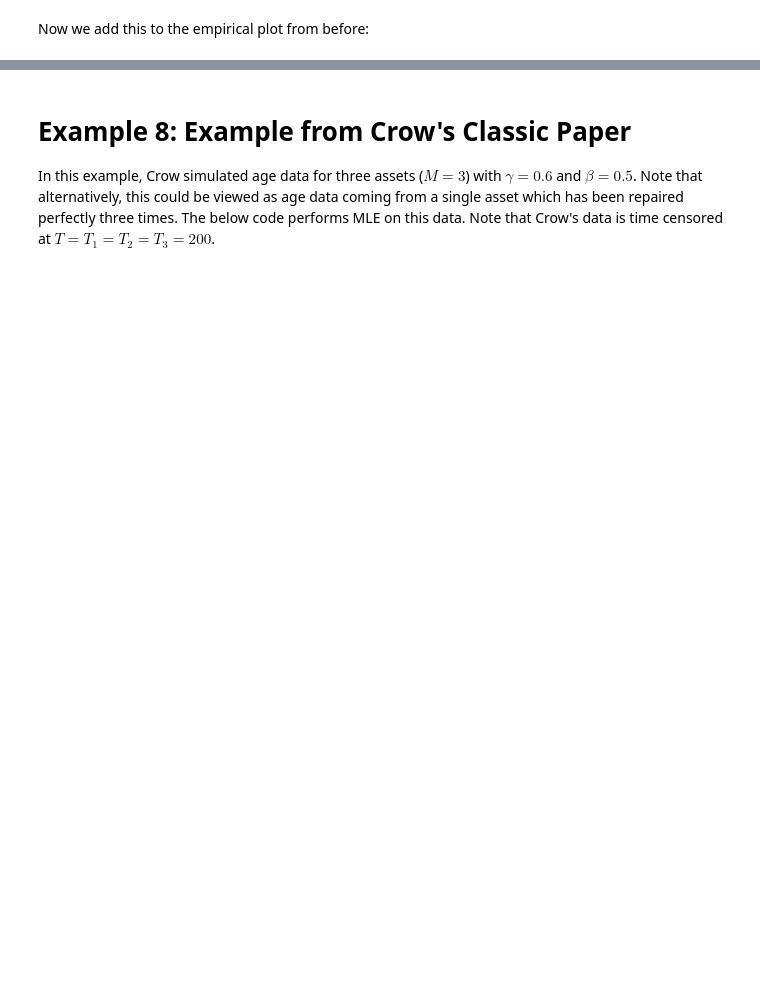
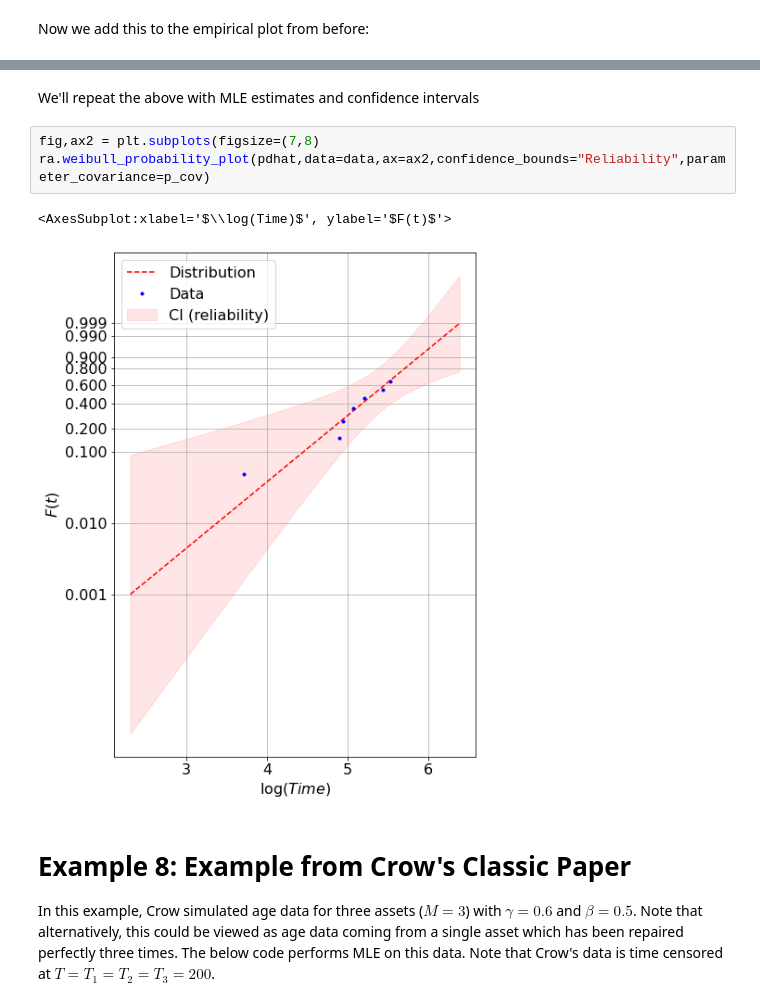
Before and after one commit to cholette/reliability, a Jupyter notebook: Python/reliabilty_and_mle_examples.ipynb, the cells around one changed output, grey strips where cells are left out. Saved outputs shown, nothing was run; the diff lists cells and outputs as text; blank space fills up the shorter version.

```diff
--- a/Python/reliabilty_and_mle_examples.ipynb
+++ b/Python/reliabilty_and_mle_examples.ipynb
@@ -209,3 +206,11 @@ axKM.legend(loc='upper left')
+# %% [markdown]
+We'll repeat the above with MLE estimates and confidence intervals
+# %%
+fig,ax2 = plt.subplots(figsize=(7,8)
+ra.weibull_probability_plot(pdhat,data=data,ax=ax2,confidence_bounds="Reliability",parameter_covariance=p_cov)
+# %% [output]
+<AxesSubplot:xlabel='$\\log(Time)$', ylabel='$F(t)$'>
+[figure, added]
 # %% [markdown]
 # Example 8: Example from Crow's Classic Paper
 In this example, Crow simulated age data for three assets ($M=3$) with $\gamma=0.6$ and $\beta=0.5$. Note that alternatively, this could be viewed as age data coming from a single asset which has been repaired perfectly three times. The below code performs MLE on this data. Note that Crow's data is time censored at $T=T_1=T_2=T_3=200$.
```
Also changed, not shown: parts of 9 cells of this notebook, 2 other files.
